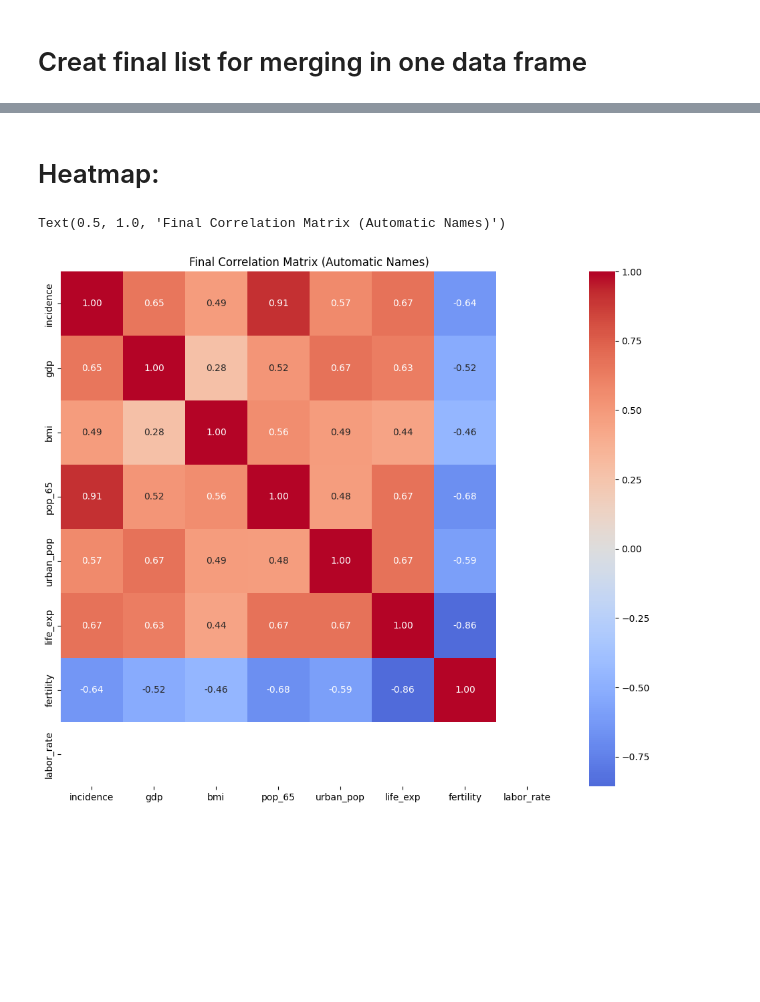
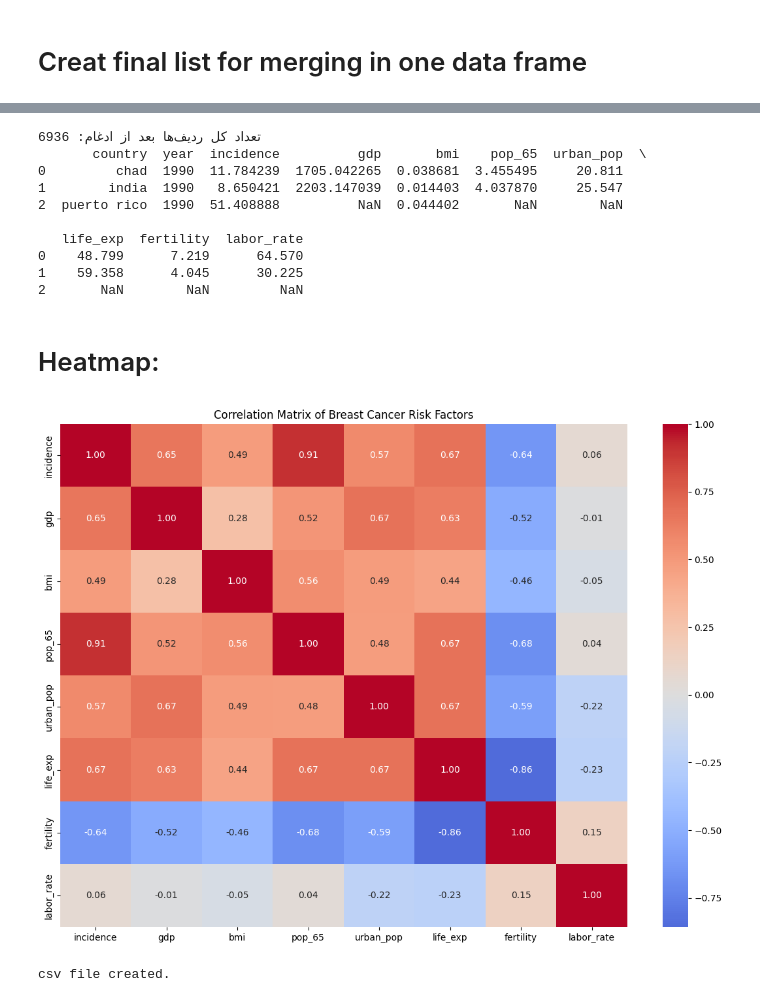
Before and after one commit to Mary-Moradi/BreastCancer_Burden_PanelStudy, a Jupyter notebook: prepared_data_backupV-1.ipynb, the cells around one changed output, grey strips where cells are left out. Saved outputs shown, nothing was run; the diff lists cells and outputs as text; code cells hidden in the pictures; blank space fills up the shorter version.

Commit message:
update heatmap and showing labour_rate correlation in Heatmap too

```diff
--- a/prepared_data_backupV-1.ipynb
+++ b/prepared_data_backupV-1.ipynb
@@ -960,17 +964,58 @@ print(df_final.head(5))
+# %%
+from functools import reduce
+import pandas as pd
+
+# ۱. نام ستون‌های نهایی
+final_column_names = ['incidence', 'gdp', 'bmi', 'pop_65', 'urban_pop', 'life_exp', 'fertility', 'labor_rate']
+
+clean_dfs = []
+for i, df_raw in enumerate(raw_dataframes):
+    d = df_raw.copy()
+    d = d.iloc[:, [0, 1, 2]]
+    d.columns = ['country', 'year', final_column_names[i]]
+    d['country'] = d['country'].astype(str).str.strip().str.lower()
+    d['year'] = pd.to_numeric(d['year'].astype(str).str[:4], errors='coerce')
+    d[final_column_names[i]] = pd.to_numeric(d[final_column_names[i]], errors='coerce')
+    clean_dfs.append(d.drop_duplicates(subset=['country', 'year']))
+
+# ۳. ادغام تمام جداول با تابع reduce
+df_final = reduce(lambda left, right: pd.merge(left, right, on=['country', 'year'], how='left'), clean_dfs)
+
+# ۴. حذف ردیف‌هایی که مقدار هدف (Incidence) را ندارند
+df_final = df_final.dropna(subset=['country', 'year', 'incidence'])
+
+# ۵. نمایش خروجی
+print(f"تعداد کل ردیف‌ها بعد از ادغام: {len(df_final)}")
+print(df_final.head(3))
+# %% [output]
+تعداد کل ردیف‌ها بعد از ادغام: 6936
+       country  year  incidence          gdp       bmi    pop_65  urban_pop  \
+0         chad  1990  11.784239  1705.042265  0.038681  3.455495     20.811
+1        india  1990   8.650421  2203.147039  0.014403  4.037870     25.547
+2  puerto rico  1990  51.408888          NaN  0.044402       NaN        NaN
+
+   life_exp  fertility  labor_rate
+0    48.799      7.219      64.570
+1    59.358      4.045      30.225
+2       NaN        NaN         NaN
 # %% [markdown]
 # Heatmap:
-# %%
-numeric_df = df_final.select_dtypes(include=['number'])
-
-# if we have year column have drop it
-if 'year' in numeric_df.columns:
-    numeric_df = numeric_df.drop(columns=['year'])
-
-#heatmap Graph & correlation Matrix
-plt.figure(figsize=(12, 10))
-corr_matrix=numeric_df.corr()
-sns.heatmap(corr_matrix, annot=True, cmap='coolwarm', fmt=".2f", center=0)
-plt.title('Final Correlation Matrix (Automatic Names)')
-# %% [output]
-Text(0.5, 1.0, 'Final Correlation Matrix (Automatic Names)')
-[figure, removed]
+# %%
+# Choose numeric columns.
+numeric_df = df_final.select_dtypes(include=['float64', 'int64'])
+if 'year' in numeric_df.columns:
+    numeric_df = numeric_df.drop(columns=['year'])
+
+# Heatmap
+plt.figure(figsize=(14, 10))
+corr_matrix = numeric_df.corr()
+sns.heatmap(corr_matrix, annot=True, cmap='coolwarm', fmt=".2f", center=0)
+plt.title('Correlation Matrix of Breast Cancer Risk Factors')
+plt.show()
+# %% [output]
+[figure, added]
+# %%
+df_final.to_csv(os.path.join(base_dir,"prepared_data_for_regression.csv"), index=False)
+print("csv file created.")
+# %% [output]
+csv file created.
```
Also changed, not shown: parts of 13 cells of this notebook, 1 other file.
